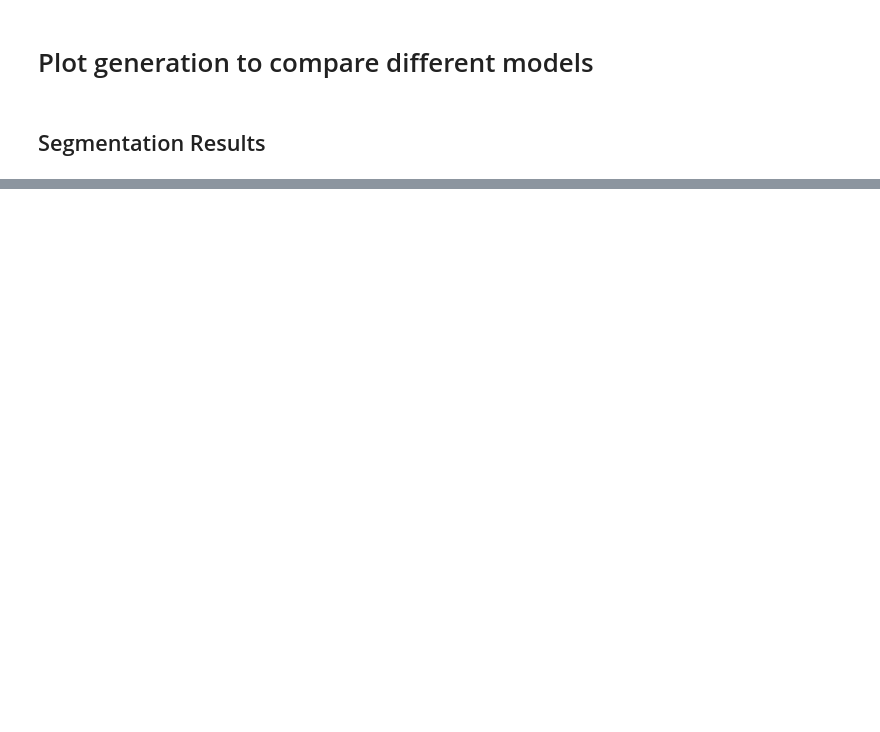
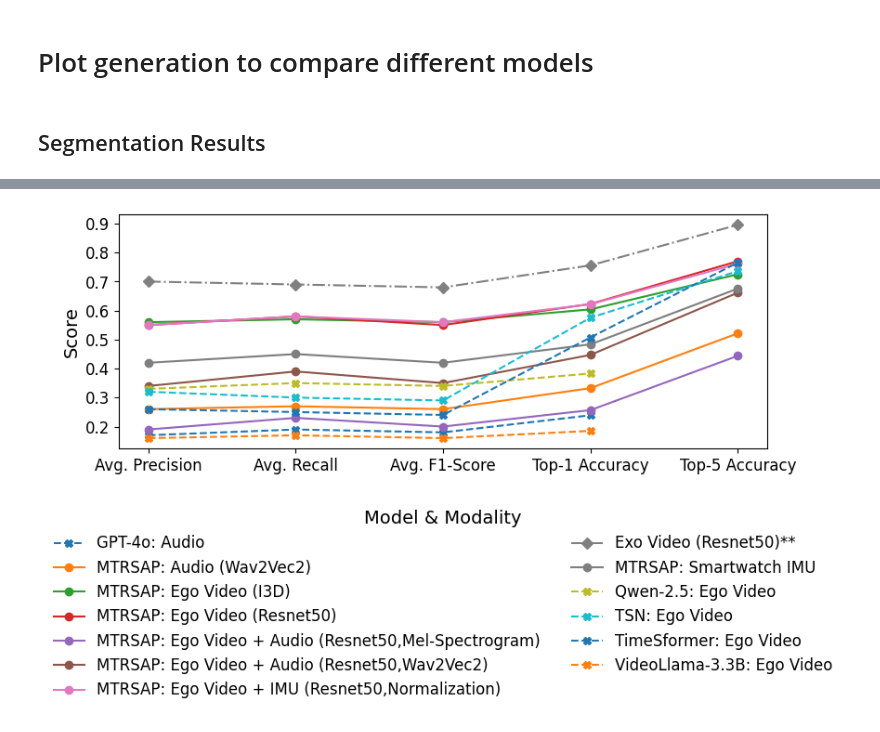
Before and after one commit to UVA-DSA/EgoEMS, a Jupyter notebook: Benchmarks/ActionRecognition/Results/final_plots.ipynb, the cells around one changed output, grey strips where cells are left out. Saved outputs shown, nothing was run; the diff lists cells and outputs as text; code cells hidden in the pictures; blank space fills up the shorter version.

```diff
--- a/Benchmarks/ActionRecognition/Results/final_plots.ipynb
+++ b/Benchmarks/ActionRecognition/Results/final_plots.ipynb
@@ -60,0 +258,89 @@ g.savefig('./plots/segmentation_results.png', bbox_inches='tight')
+# %%
+import pandas as pd
+import seaborn as sns
+import matplotlib.pyplot as plt
+
+# Load classification results
+df = pd.read_csv("./final_results_classification.csv")
+
+sns.reset_orig()
+
+# Normalize accuracy if it's in percentage
+if df["accuracy"].max() > 1.0:
+    df["accuracy"] /= 100.0
+
+if df["top_5_accuracy"].max() > 1.0:
+    df["top_5_accuracy"] /= 100.0
+
+# Create combined legend label
+df["model_modality"] = df["model"] + ": " + df["modality"]
+
+# Melt metrics
+df_melted = df.melt(
+    id_vars=["model", "modality", "model_modality"],
+    value_vars=["average_precision", "average_recall", "average_f1", "accuracy", "top_5_accuracy"],
+    var_name="Metric",
+    value_name="Score"
+)
+
+# Sort metric order
+metric_order = ["average_precision", "average_recall", "average_f1", "accuracy", "top_5_accuracy"],
+metric_title_map = {
+    "average_precision": "Avg. Precision",
+    "average_recall": "Avg. Recall",
+    "average_f1": "Avg. F1-Score",
+    "accuracy": "Top-1 Accuracy",
+    "top_5_accuracy": "Top-5 Accuracy"
+}
+
+# Plot setup
+plt.figure(figsize=(8, 6))
+
+# Plot each model_modality as a separate line
+for name, group in df_melted.groupby("model_modality"):
+    model = group["model"].iloc[0]
+    modality = group["modality"].iloc[0]
+
+    # Style logic
+    ls = '-' if model == 'MTRSAP' else '--'
+    marker = 'o' if model == 'MTRSAP' else 'X'
+    color = None
+
+    if "Exo Video" in modality:
+        ls = '-.'
+        marker = 'D'
+        color = 'gray'
+        name = "Exo Video (Resnet50)**"
+
+
+    plt.plot(
+        [metric_title_map[m] for m in group["Metric"]],
+        group["Score"],
+        label=name,
+        linestyle=ls,
+        marker=marker,
+        color=color
+    )
+
+# Final touches
+plt.ylabel("Score", fontsize=14)
+plt.xticks(fontsize=12)
+plt.yticks(fontsize=12)
+# plt.title("Classification Results Across Metrics", fontsize=15)
+
+# Legend: inside width
+plt.legend(
+    loc='upper center',
+    bbox_to_anchor=(0.5, -0.2),
+    ncol=2,
+    frameon=False,
+    fontsize=12,
+    title='Model & Modality',
+    title_fontsize=14
+)
+
+plt.tight_layout(rect=[0, 0, 1.2, 1])
+plt.savefig(f'./plots/classification_results.png', dpi=300, bbox_inches='tight')
+plt.show()
+# %% [output]
+[figure, added]
```
Also changed, not shown: parts of 7 cells of this notebook, 27 other files.
